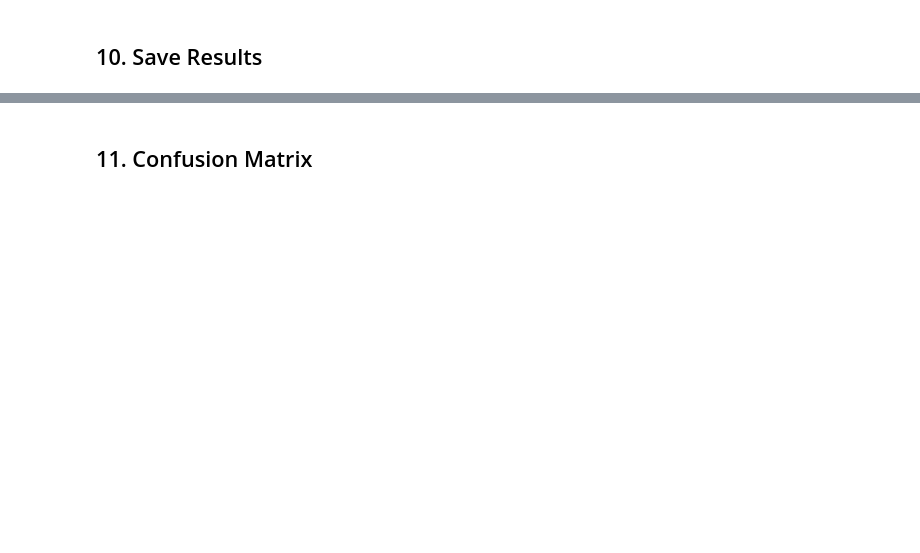
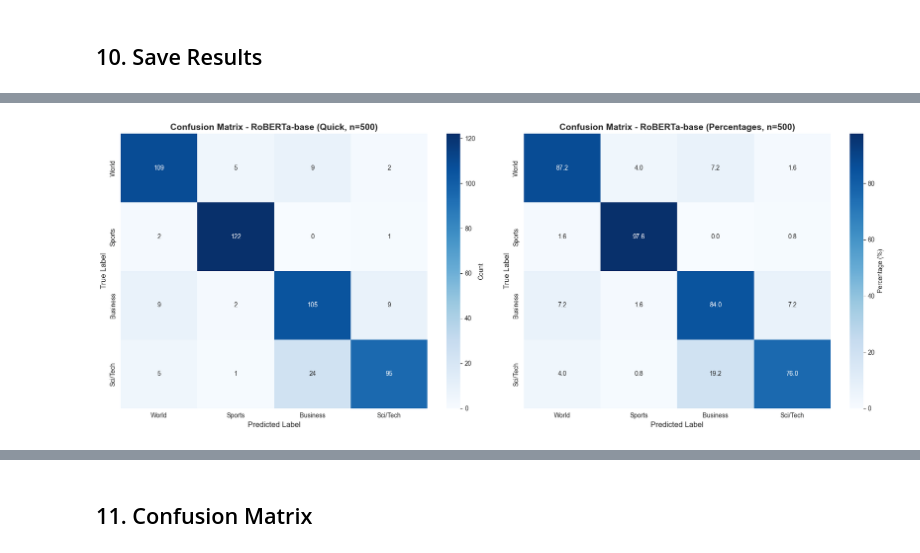
Before and after one commit to RyaneLi/COE379L-Project3, a Jupyter notebook: 03_Transformer_Models.ipynb, the cells around one changed output, grey strips where cells are left out. Cells and saved outputs as stored; diff of their text form; code cells hidden in the pictures; blank space fills up the shorter version.

Commit message:
Fix indentation error in transformer models notebook and add quick confusion matrix visualization

```diff
--- a/03_Transformer_Models.ipynb
+++ b/03_Transformer_Models.ipynb
@@ -758,0 +821,84 @@ print("=" * 80)
+# %%
+# Quick confusion matrix from small subset (fast - ~1-2 minutes)
+# Use this if full evaluation is taking too long
+QUICK_CM_SIZE = 500  # Use 500 samples for quick visualization
+
+print("=" * 80)
+print("QUICK CONFUSION MATRIX GENERATION")
+print("=" * 80)
+print(f"Generating predictions on {QUICK_CM_SIZE} samples for fast visualization...")
+print("This will take ~1-2 minutes\n")
+
+# Create stratified subset
+from sklearn.model_selection import train_test_split
+test_labels_full = [test_tokenized[i]['label'] for i in range(len(test_tokenized))]
+test_indices = np.arange(len(test_tokenized))
+
+_, quick_subset_indices = train_test_split(
+    test_indices,
+    test_size=QUICK_CM_SIZE,
+    stratify=test_labels_full,
+    random_state=42
+)
+
+test_quick = test_tokenized.select(quick_subset_indices)
+print(f"Selected {len(test_quick):,} balanced samples from test set")
+
+# Generate predictions quickly
+print("Generating predictions...")
+pred_start = time.time()
+original_eval_batch_size = trainer.args.per_device_eval_batch_size
+trainer.args.per_device_eval_batch_size = 64  # Larger batch for speed
+quick_predictions = trainer.predict(test_quick)
+trainer.args.per_device_eval_batch_size = original_eval_batch_size
+pred_time = time.time() - pred_start
+
+print(f"Predictions completed in {pred_time:.2f} seconds ({pred_time/60:.2f} minutes)\n")
+
+# Extract predictions
+y_test_quick = quick_predictions.label_ids
+y_pred_quick = np.argmax(quick_predictions.predictions, axis=1)
+
+# Calculate metrics on subset
+accuracy_quick = accuracy_score(y_test_quick, y_pred_quick)
+f1_quick = f1_score(y_test_quick, y_pred_quick, average='macro')
+
+print(f"{'─'*80}")
+print(f"Quick Metrics (on {QUICK_CM_SIZE} samples):")
+print(f"  Accuracy: {accuracy_quick:.4f}")
+print(f"  Macro F1-Score: {f1_quick:.4f}")
+print(f"{'─'*80}\n")
+
+# Create confusion matrix
+cm_quick = confusion_matrix(y_test_quick, y_pred_quick)
+cm_percent_quick = cm_quick.astype('float') / cm_quick.sum(axis=1)[:, np.newaxis] * 100
+
+# Plot
+fig, axes = plt.subplots(1, 2, figsize=(18, 7))
+
+sns.heatmap(cm_quick, annot=True, fmt='d', cmap='Blues',
+            xticklabels=class_labels, yticklabels=class_labels,
+            cbar_kws={'label': 'Count'}, ax=axes[0])
+axes[0].set_title(f'Confusion Matrix - RoBERTa-base (Quick, n={QUICK_CM_SIZE})', fontsize=14, fontweight='bold')
+axes[0].set_ylabel('True Label', fontsize=12)
+axes[0].set_xlabel('Predicted Label', fontsize=12)
+
+sns.heatmap(cm_percent_quick, annot=True, fmt='.1f', cmap='Blues',
+            xticklabels=class_labels, yticklabels=class_labels,
+            cbar_kws={'label': 'Percentage (%)'}, ax=axes[1])
+axes[1].set_title(f'Confusion Matrix - RoBERTa-base (Percentages, n={QUICK_CM_SIZE})', fontsize=14, fontweight='bold')
+axes[1].set_ylabel('True Label', fontsize=12)
+axes[1].set_xlabel('Predicted Label', fontsize=12)
+
+plt.tight_layout()
+os.makedirs('data', exist_ok=True)
+plt.savefig('data/roberta_confusion_matrix_quick.png', dpi=300, bbox_inches='tight')
+plt.show()
+print("Quick confusion matrix saved to data/roberta_confusion_matrix_quick.png")
+
+print("\n" + "=" * 80)
+print("QUICK CLASSIFICATION REPORT")
+print("=" * 80)
+print(classification_report(y_test_quick, y_pred_quick, target_names=class_labels))
+print("=" * 80)
+# %% [output]
@@ -758,0 +921 @@ print("=" * 80)
+[figure, added]
```
Also changed, not shown: parts of 7 cells of this notebook, 1 other file.
